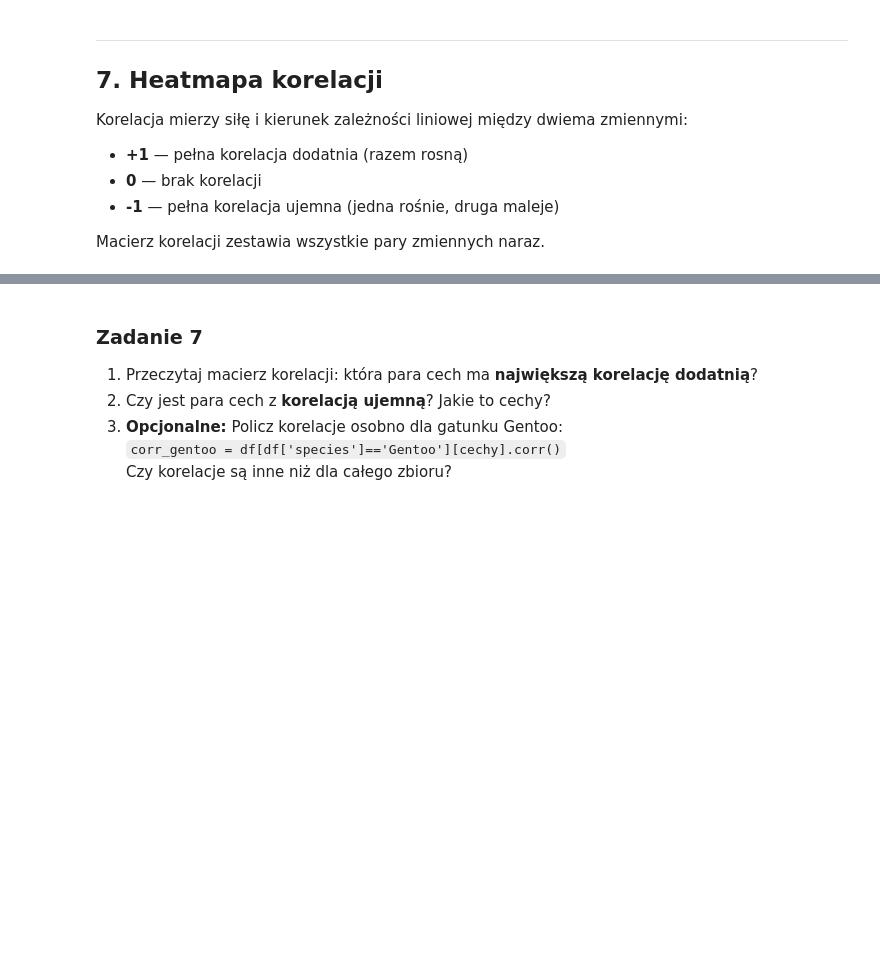
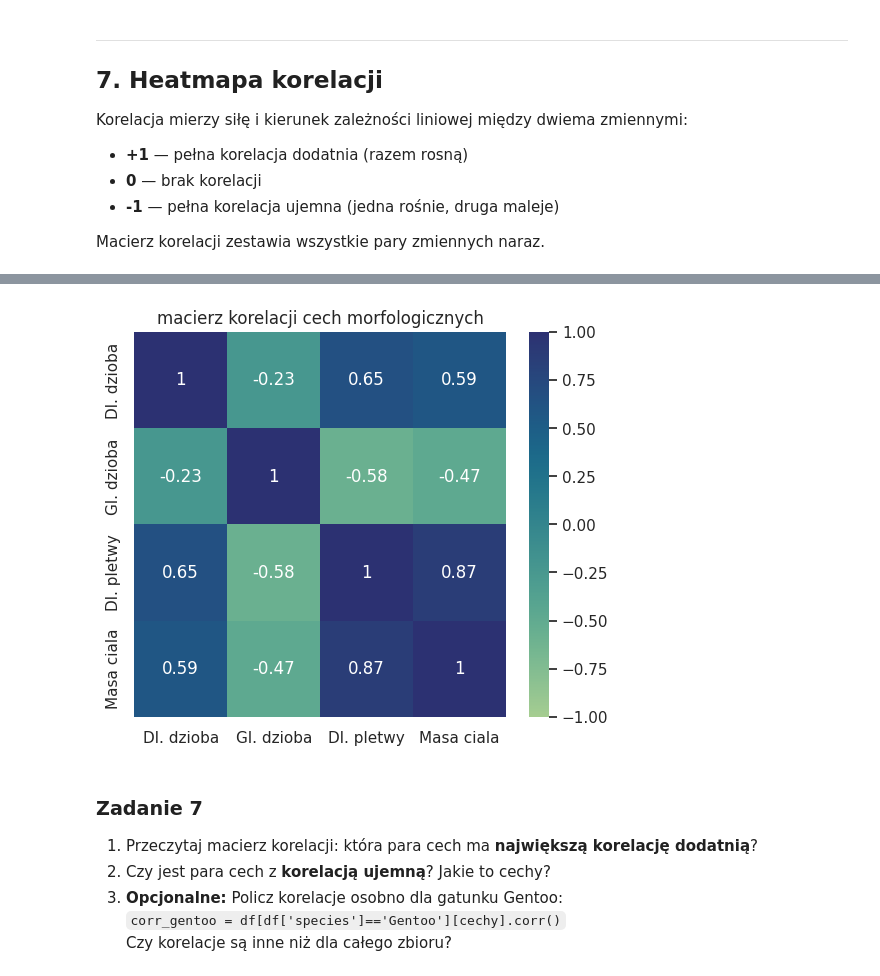
Before and after one commit to ligusoliwia/podstawy_programowania, a Jupyter notebook: SEM2/moduły_python/cwiczenia/cwiczenia_4.ipynb, the cells around one changed output, grey strips where cells are left out. Saved outputs shown, nothing was run; the diff lists cells and outputs as text; code cells hidden in the pictures; blank space fills up the shorter version.

```diff
--- a/SEM2/moduły_python/cwiczenia/cwiczenia_4.ipynb
+++ b/SEM2/moduły_python/cwiczenia/cwiczenia_4.ipynb
@@ -681,3 +681,7 @@ Macierz korelacji zestawia wszystkie pary zmiennych naraz.
 # Wybieramy tylko kolumny liczbowe i liczymy korelacje
 cechy    = ['bill_length_mm', 'bill_depth_mm', 'flipper_length_mm', 'body_mass_g']
 etykiety = ['Dl. dzioba', 'Gl. dzioba', 'Dl. pletwy', 'Masa ciala']
+
+corr = ping[cechy].corr()
+print(corr.round(2))
+#to pokazuje ciężką do czytania macierz
@@ -684,3 +700,18 @@ etykiety = ['Dl. dzioba', 'Gl. dzioba', 'Dl. pletwy', 'Masa ciala']
+# %%
+plt.figure(figsize=(6,5))
+sns.heatmap(corr,
+            annot=True, #pokazuje wartosc na kazdym kafelku macierzy
+            cmap="crest", #zmiana map kolorów
+            vmin= -1, vmax= 1, #ustawia skale (z boku)
+            xticklabels=etykiety, #dodanie custom etykiet
+            yticklabels=etykiety,
+            )
+
+plt.title("macierz korelacji cech morfologicznych")
+plt.savefig("macierz_ciepła_pingwinki.png") #zapisywanie obrazu ZAWSZE przed plt.show()
+plt.show()
+# %% [output]
+[figure, added]
 # %% [markdown]
 ### Zadanie 7
 
```
Also changed, not shown: parts of 6 cells of this notebook, 1 other file.
